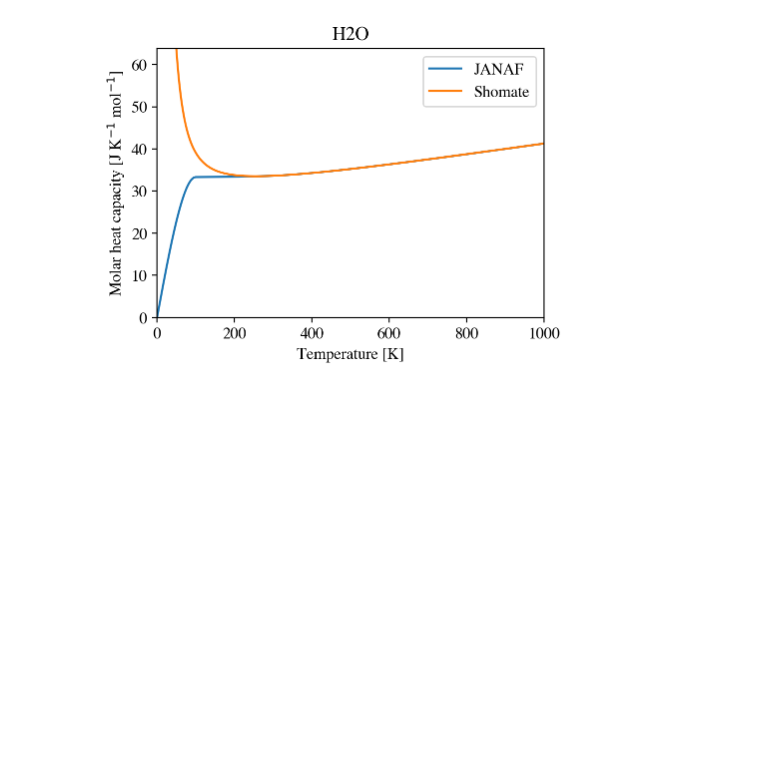
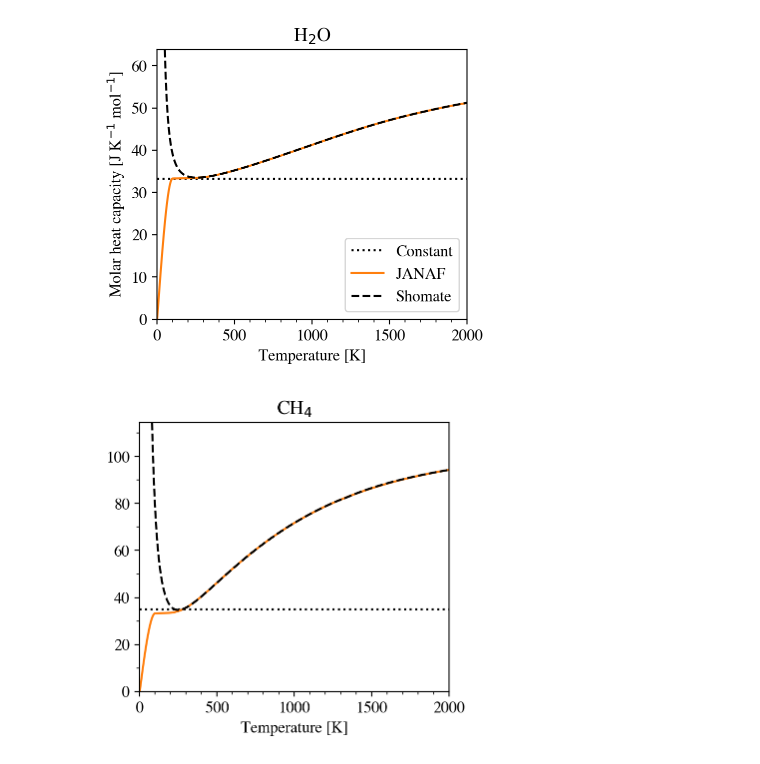
Before and after one commit to nichollsh/ThermoTools, a Jupyter notebook: cp_shomate_vs_janaf.ipynb, the cells around one changed output. Drawn from its saved outputs; the diff is of its cells as text; code cells hidden in the pictures; blank space fills up the shorter version.

Commit message:
Plotting

```diff
--- a/cp_shomate_vs_janaf.ipynb
+++ b/cp_shomate_vs_janaf.ipynb
@@ -3,3 +4 @@ from common import *
 %matplotlib inline
-# %%
-g = "H2O"
@@ -10,3 +5,12 @@ jan_c = janaf[1]
+# %%
+# Constant Cp from Pierrehumbert (2010)
+# Units of J mol-1
+cp_rtp = {
+    "H2O": 1847.0 * 0.018,
+    "CO2": 820.0  * 0.044 ,
+    "CH4": 2195.0 * 0.016 ,
+    "N2": 1037.0  * 0.028
+}
 # %%
 def shomate(t:float, gas:str):
 
@@ -49,24 +53,47 @@ def shomate(t:float, gas:str):
 
     return out
 # %%
-plt.close("all")
+def compare(g, leg=True, ylabel=True):
 
-fig,ax = plt.subplots(1,1, figsize=(5,3.5))
+    janaf = np.loadtxt("cp/dat/%s.csv"%g, delimiter=',').T
+    jan_t = janaf[0]
+    jan_c = janaf[1]
 
-sho_c = [shomate(t, g) for t in jan_t]
+    fig,ax = plt.subplots(1,1, figsize=(4,3.5))
 
-ax.plot(jan_t, jan_c, label="JANAF")
-ax.plot(jan_t, sho_c, label="Shomate")
+    sho_c = [shomate(t, g) for t in jan_t]
 
-ax.set_ylim(0, np.amax(jan_c)*1.1)
-ax.set_xlim(0, 1000)
+    if g in cp_rtp.keys():
+        ax.axhline(y=cp_rtp[g], label="Constant",c='k',ls='dotted')
+    ax.plot(jan_t, jan_c, label="JANAF", c='tab:orange')
+    ax.plot(jan_t, sho_c, label="Shomate", ls='dashed', c="k")
 
-ax.set_ylabel(r"Molar heat capacity [J K$^{-1}$ mol$^{-1}$]")
-ax.set_xlabel("Temperature [K]")
+    ax.set_ylim(0, np.amax(jan_c)*1.1)
+    ax.set_xlim(0, 2000)
 
-ax.legend()
-ax.set_title(g)
+    if ylabel:
+        ax.set_ylabel(r"Molar heat capacity [J K$^{-1}$ mol$^{-1}$]")
+    ax.set_xlabel("Temperature [K]")
 
-plt.show()
+    if leg:
+        ax.legend(loc='lower right')
+
+    ax.xaxis.set_minor_locator(MultipleLocator(100))
+    ax.yaxis.set_minor_locator(MultipleLocator(10))
+
+    title = ""
+    for c in g:
+        if c.isnumeric():
+            c = r"$_{%d}$"%int(c)
+        title += c
+    ax.set_title(title)
+
+    fig.savefig("nogit/cp_compare_%s.pdf"%g,bbox_inches='tight')
+    plt.show()
-# %% [output]
-[figure, removed]
+# %%
+plt.close("all")
+compare("H2O")
+compare("CH4", leg=False, ylabel=False)
+# %% [output]
+[figure, added]
+[figure, added]
```
Also changed, not shown: parts of 2 cells of this notebook, 1 other file.
